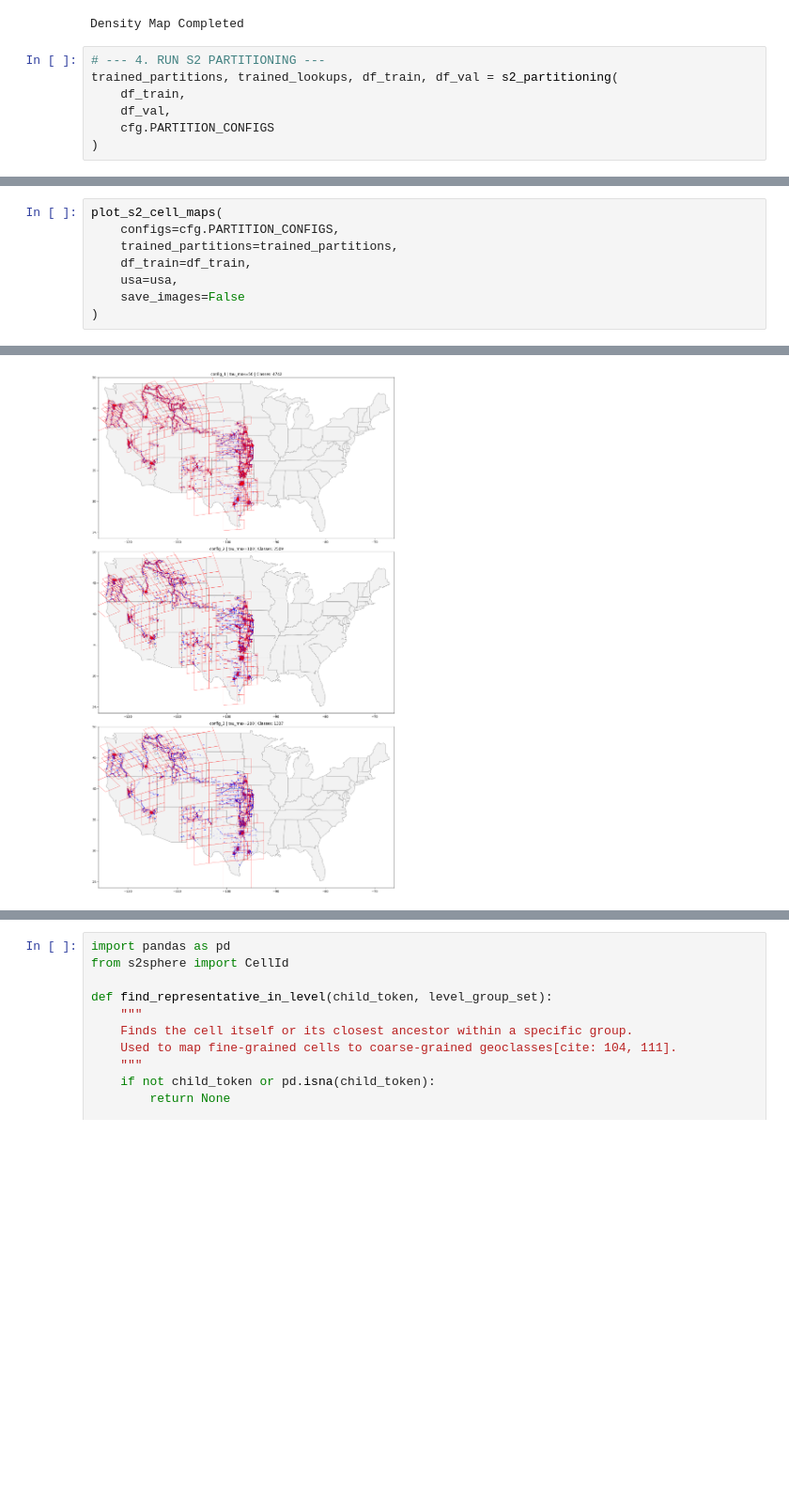
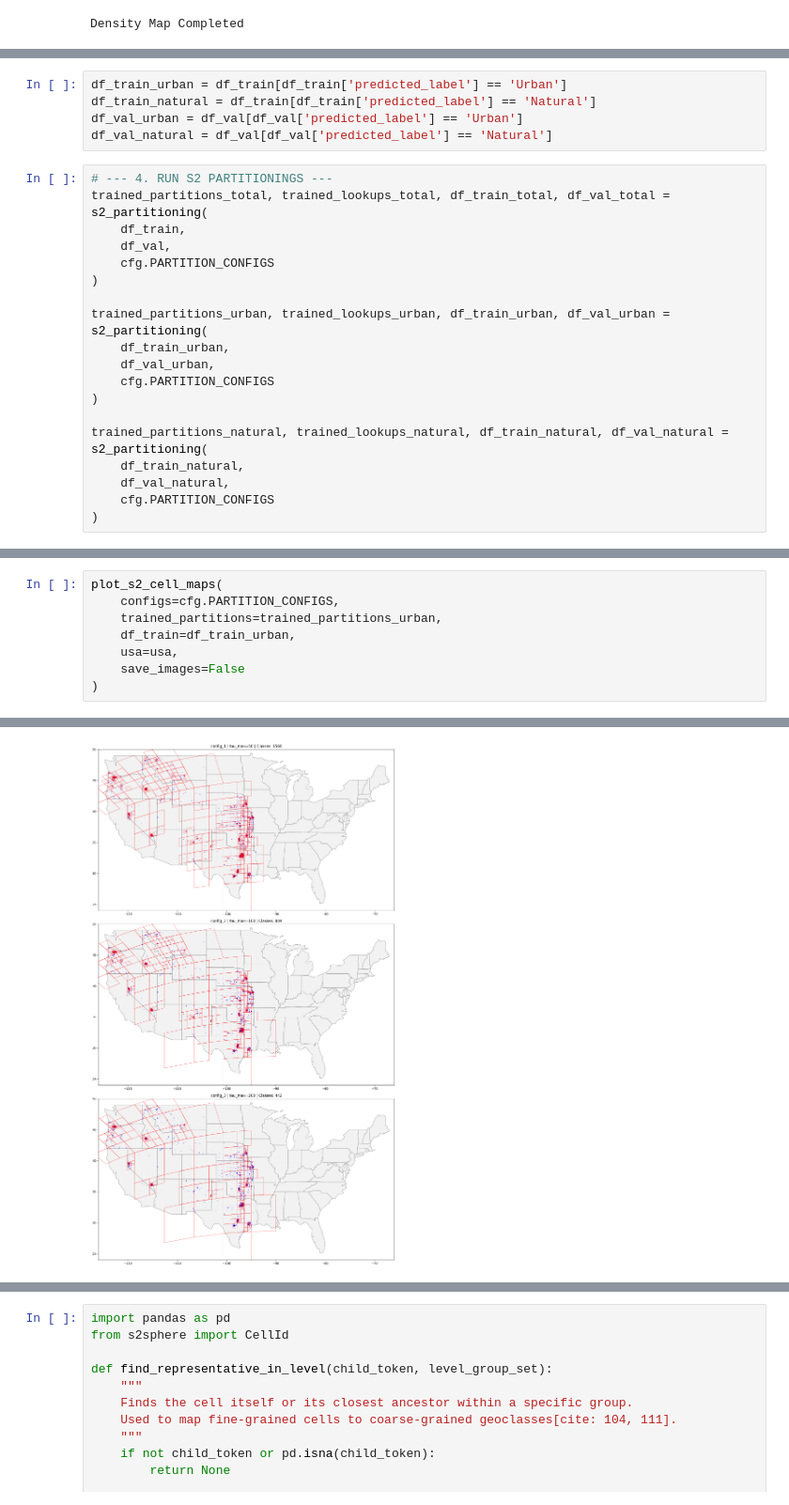
Before and after one commit to MatteoCamillo-code/GeoLoc-CVCS, a Jupyter notebook: src/notebooks/s2_configuration.ipynb, the cells around one changed output, grey strips where cells are left out. Shown at 94% size. Saved outputs shown, nothing was run; the diff lists cells and outputs as text; blank space fills up the shorter version.

Commit message:
new csv files natural/urban/total

```diff
--- a/src/notebooks/s2_configuration.ipynb
+++ b/src/notebooks/s2_configuration.ipynb
@@ -72,10 +97,3 @@ plot_density_map(
 Loading USA map for density plot...
 [figure]
 Density Map Completed
-# %%
-# --- 4. RUN S2 PARTITIONING ---
-trained_partitions, trained_lookups, df_train, df_val = s2_partitioning(
-    df_train,
-    df_val,
-    cfg.PARTITION_CONFIGS
-)
@@ -107,0 +100,24 @@ df_train
+# %%
+df_train_urban = df_train[df_train['predicted_label'] == 'Urban']
+df_train_natural = df_train[df_train['predicted_label'] == 'Natural']
+df_val_urban = df_val[df_val['predicted_label'] == 'Urban']
+df_val_natural = df_val[df_val['predicted_label'] == 'Natural']
+# %%
+# --- 4. RUN S2 PARTITIONINGS ---
+trained_partitions_total, trained_lookups_total, df_train_total, df_val_total = s2_partitioning(
+    df_train,
+    df_val,
+    cfg.PARTITION_CONFIGS
+)
+
+trained_partitions_urban, trained_lookups_urban, df_train_urban, df_val_urban = s2_partitioning(
+    df_train_urban,
+    df_val_urban,
+    cfg.PARTITION_CONFIGS
+)
+
+trained_partitions_natural, trained_lookups_natural, df_train_natural, df_val_natural = s2_partitioning(
+    df_train_natural,
+    df_val_natural,
+    cfg.PARTITION_CONFIGS
+)
@@ -127,14 +249,14 @@ Loading USA map for visualization...
 # %%
 plot_s2_cell_maps(
     configs=cfg.PARTITION_CONFIGS,
-    trained_partitions=trained_partitions,
-    df_train=df_train,
+    trained_partitions=trained_partitions_urban,
+    df_train=df_train_urban,
     usa=usa,
     save_images=False
 )
 # %% [output]
 Generating S2 cell maps...
-[figure, old version]
+[figure, new version]
 S2 Cell Map Generation Completed
 # %%
 # --- 6. CREATE AND CELL CENTER DATASET ---
```
Also changed, not shown: parts of 13 cells of this notebook, 9 other files.
